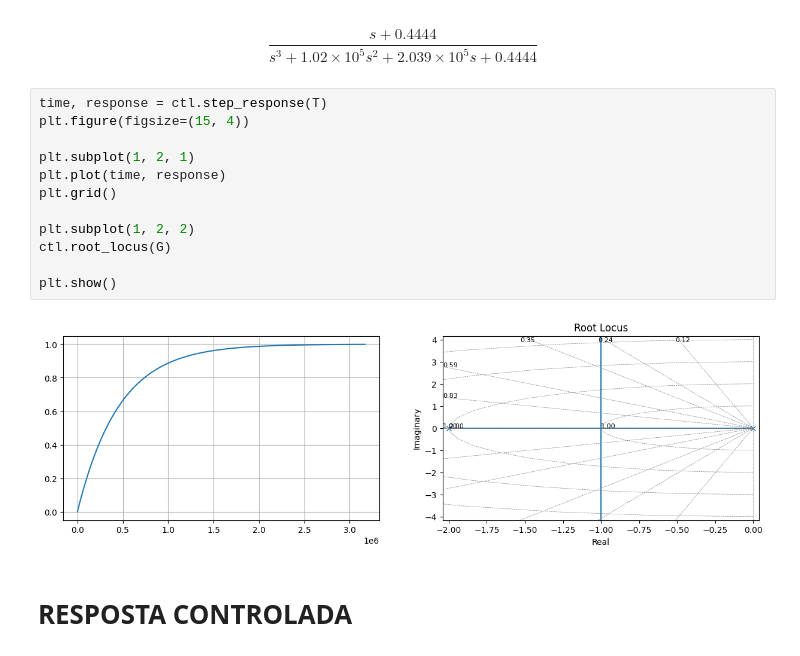
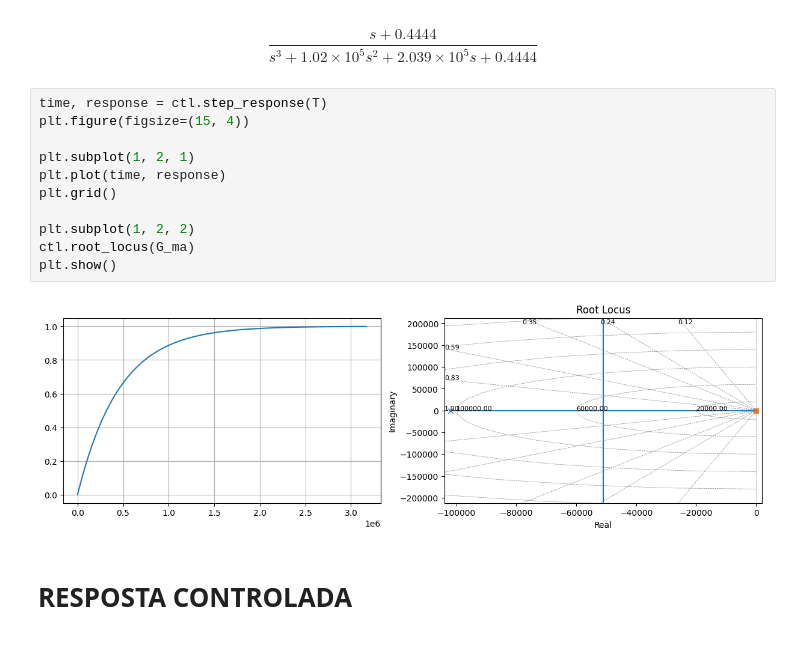
Before and after one commit to KlaussMarchi/DataScience, a Jupyter notebook: PyTrole/CONTROL/LEAD_LAG.ipynb, the cells around one changed output. Cells and saved outputs as stored; diff of their text form.

```diff
--- a/PyTrole/CONTROL/LEAD_LAG.ipynb
+++ b/PyTrole/CONTROL/LEAD_LAG.ipynb
@@ -212,17 +211,16 @@ $$\frac{s + 0.4444}{s^3 + 1.02 \times 10^{5} s^2 + 2.039 \times 10^{5} s + 0.444
 # %%
 time, response = ctl.step_response(T)
 plt.figure(figsize=(15, 4))
 
 plt.subplot(1, 2, 1)
 plt.plot(time, response)
 plt.grid()
 
 plt.subplot(1, 2, 2)
-ctl.root_locus(G)
-
+ctl.root_locus(G_ma)
 plt.show()
 # %% [output]
-[figure, old version]
+[figure, new version]
 # %% [markdown]
 # RESPOSTA CONTROLADA
 # %%
```
Also changed, not shown: parts of 1 cell of this notebook, 25 other files.
